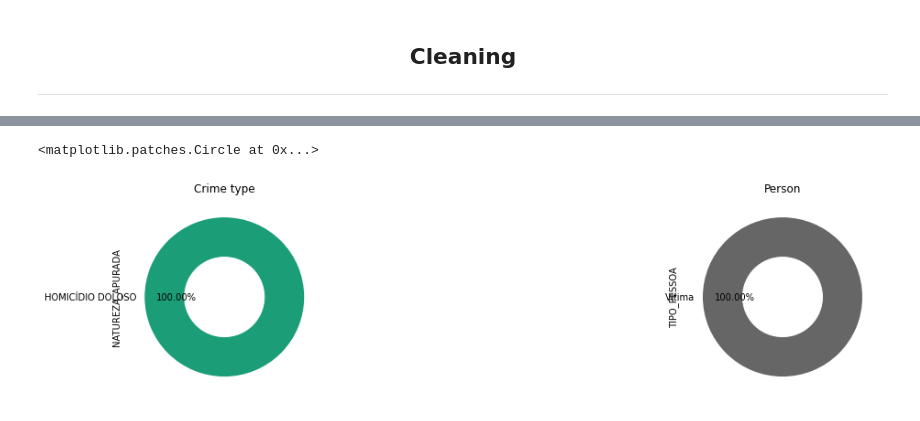
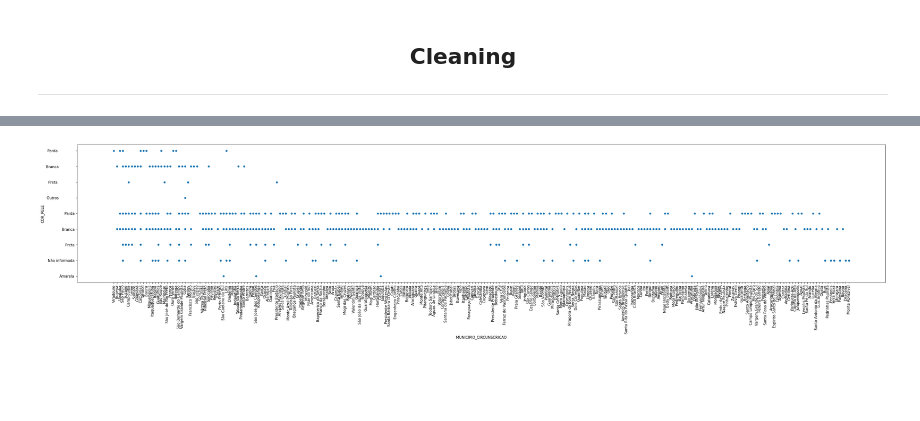
Before and after one commit to gabrielalastra/FemicideSP, a Jupyter notebook: FemicideSP.ipynb, the cells around one changed output, grey strips where cells are left out. Cells and saved outputs as stored; diff of their text form; code cells hidden in the pictures; blank space fills up the shorter version.

```diff
--- a/FemicideSP.ipynb
+++ b/FemicideSP.ipynb
@@ -134,24 +232,8 @@ sns.scatterplot(data=db, y="MUNICIPIO_CIRCUNSCRICAO", x="COR_PELE",
-# %%
-plt.figure(figsize=[20,4])
-plt.subplot(1,2,1)
-db['NATUREZA_APURADA'].value_counts().plot(kind='pie',
-                                   colormap='Dark2',
-                                   autopct='%.2f%%')
-plt.title('Crime type')
-my_circle=plt.Circle( (0,0), 0.5, color='white')
-p=plt.gcf()
-p.gca().add_artist(my_circle)
-
-
-plt.subplot(1,2,2)
-db['TIPO_PESSOA'].value_counts().plot(kind='pie',
-                                   colormap='Dark2_r',
-                                   autopct='%.2f%%')
-plt.title('Person')
-my_circle=plt.Circle( (0,0), 0.5, color='white')
-p=plt.gcf()
-p.gca().add_artist(my_circle)
-# %% [output]
-<matplotlib.patches.Circle at 0x...>
-[figure, removed]
+# %%
+plt.figure(figsize=[40,7])
+ax=sns.scatterplot(data=db, x="MUNICIPIO_CIRCUNSCRICAO", y="COR_PELE")
+ax.tick_params(axis='x', rotation=90)
+plt.show()
+# %% [output]
+[figure, added]
 # %%
```
Also changed, not shown: parts of 39 cells of this notebook.
